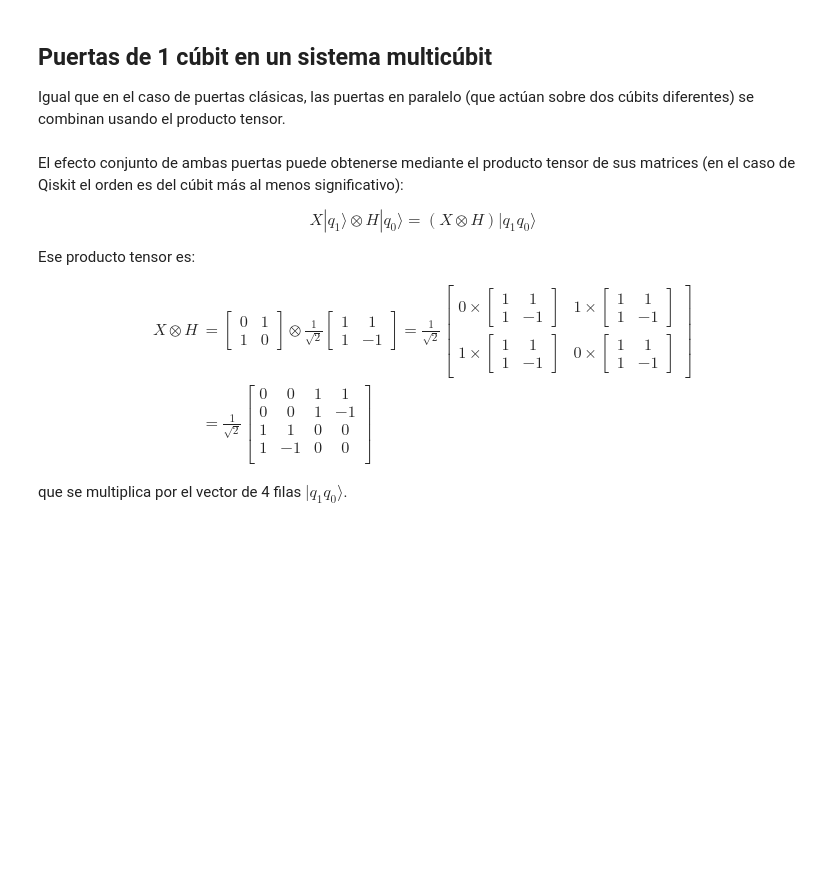
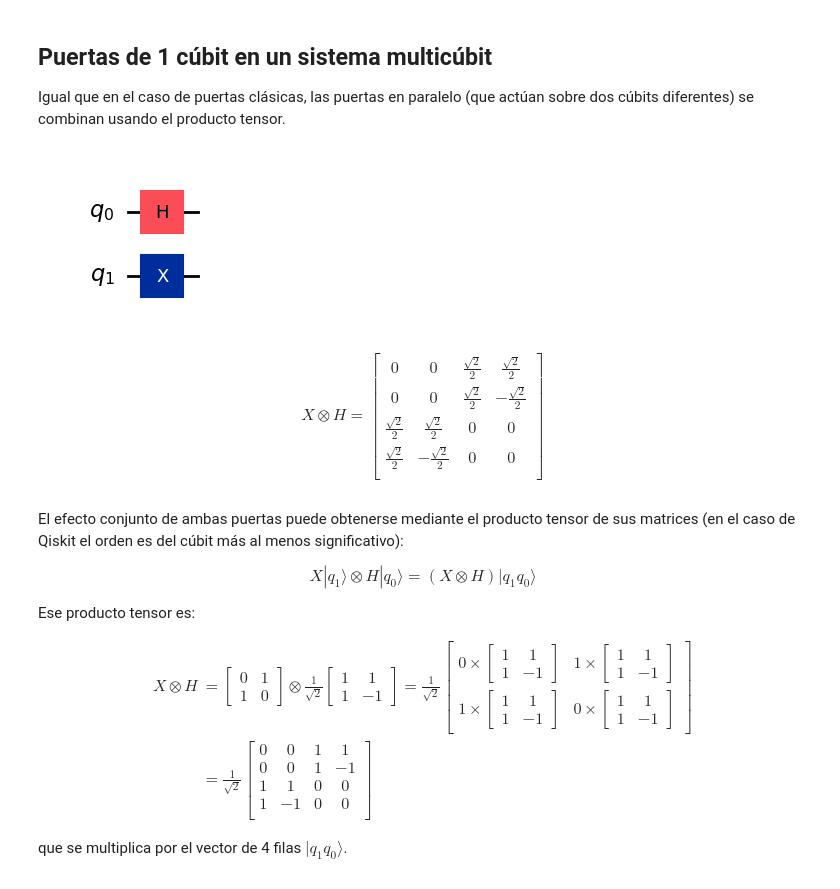
Before and after one commit to tarabelo/2024-VIU-Quantum, a Jupyter notebook: Puertas cuánticas.ipynb, the cells around one changed output. Cells and saved outputs as stored; diff of their text form; code cells hidden in the pictures; blank space fills up the shorter version.

```diff
--- a/Puertas cuánticas.ipynb
+++ b/Puertas cuánticas.ipynb
@@ -525,9 +593,20 @@ Igual que en el caso de puertas clásicas, las puertas en paralelo (que actúan
 # %%
 qc = QuantumCircuit(2)
 qc.h(0)
 qc.x(1)
-display(qc.draw('mpl', style="iqp"))
+display(qc.draw('mpl'))
 obten_unitaria(qc, "X\otimes H = ")
+# %% [output]
+[figure, added]
+$$
+X\otimes H =
+\begin{bmatrix}
+0 & 0 & \frac{\sqrt{2}}{2} & \frac{\sqrt{2}}{2}  \\
+ 0 & 0 & \frac{\sqrt{2}}{2} & - \frac{\sqrt{2}}{2}  \\
+ \frac{\sqrt{2}}{2} & \frac{\sqrt{2}}{2} & 0 & 0  \\
+ \frac{\sqrt{2}}{2} & - \frac{\sqrt{2}}{2} & 0 & 0  \\
+ \end{bmatrix}
+$$
 # %% [markdown]
 El efecto conjunto de ambas puertas puede obtenerse mediante el producto tensor de sus matrices (en el caso de Qiskit el orden es del cúbit más al menos significativo):
 
```
Also changed, not shown: parts of 32 cells of this notebook.
